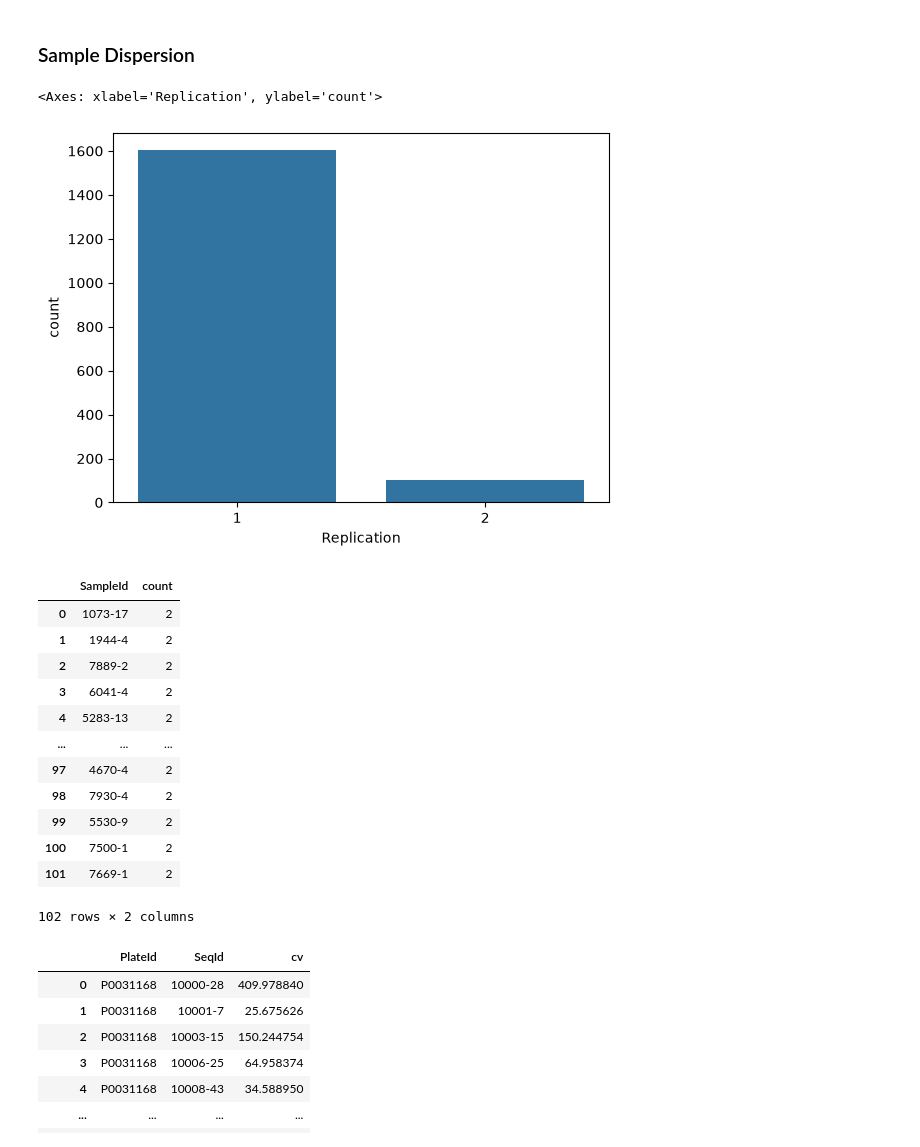
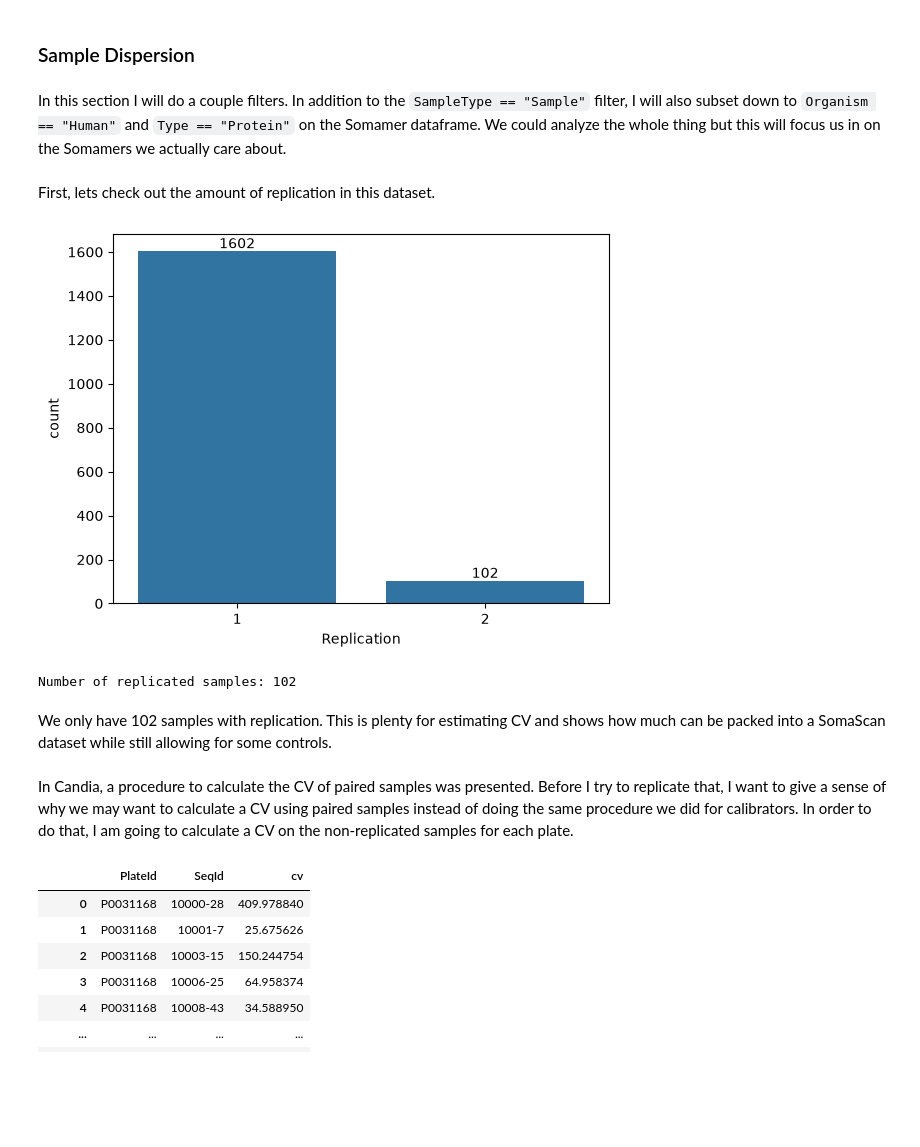
Before and after one commit to AnthonyOfSeattle/affinity-proteomics-notebook, a Jupyter notebook: work/2026_09_09_investigating_candia_dispersion.ipynb, the cells around one changed output. Cells and saved outputs as stored; diff of their text form; code cells hidden in the pictures; blank space fills up the shorter version.

Commit message:
Edit work on sample CVs

```diff
--- a/work/2026_09_09_investigating_candia_dispersion.ipynb
+++ b/work/2026_09_09_investigating_candia_dispersion.ipynb
@@ -198,47 +199,50 @@ calibrator_cv_across_plates[calibrator_cv_across_plates.cv < 100].cv.median()
 The CV here also falls below 3. Next, I will see how this matches up to CV estimates from the patient samples themselves.
 # %% [markdown]
 ### Sample Dispersion
+# %% [markdown]
+In this section I will do a couple filters. In addition to the `SampleType == "Sample"` filter, I will also subset down to `Organism == "Human"` and `Type == "Protein"` on the Somamer dataframe. We could analyze the whole thing but this will focus us in on the Somamers we actually care about.
 # %%
 sample_measurements = (
     samples.loc[samples.SampleType == "Sample", ["PlateId", "PlatePosition"]]
            .merge(measurements)
            .merge(somamer.loc[np.logical_and(somamer.Organism == "Human", somamer.Type == "Protein"), "SeqId"])
 )
+# %% [markdown]
+First, lets check out the amount of replication in this dataset.
 # %%
-sns.barplot(
+ax = sns.barplot(
     data = (
         samples.loc[samples.SampleType == "Sample", :]
                .SampleId
                .value_counts()
                .rename("Replication")
                .value_counts()
                .to_frame()
     ),
     x = "Replication",
     y = "count"
 )
+
+for p in ax.patches:
+    ax.annotate(
+        int(p.get_height()),
+        xy=(p.get_x() + p.get_width()/2, p.get_height()),
+            xytext=(0, 5),
+            textcoords='offset points', ha="center", va="center")
+
+plt.show()
 # %% [output]
-<Axes: xlabel='Replication', ylabel='count'>
-[figure, old version]
+[figure, new version]
 # %%
 replicated_samples = samples.loc[samples.SampleType == "Sample", :].SampleId.value_counts().to_frame().reset_index()
 replicated_samples = replicated_samples[replicated_samples["count"] > 1]
+print("Number of replicated samples:", replicated_samples.shape[0])
+# %% [output]
+Number of replicated samples: 102
-# %%
-replicated_samples
-# %% [output]
-|  | SampleId | count |
-| 0 | 1073-17 | 2 |
-| 1 | 1944-4 | 2 |
-| 2 | 7889-2 | 2 |
-| 3 | 6041-4 | 2 |
-| 4 | 5283-13 | 2 |
-| ... | ... | ... |
-| 97 | 4670-4 | 2 |
-| 98 | 7930-4 | 2 |
-| 99 | 5530-9 | 2 |
-| 100 | 7500-1 | 2 |
-| 101 | 7669-1 | 2 |
-102 rows × 2 columns
+# %% [markdown]
+We only have 102 samples with replication. This is plenty for estimating CV and shows how much can be packed into a SomaScan dataset while still allowing for some controls.
+# %% [markdown]
+In Candia, a procedure to calculate the CV of paired samples was presented. Before I try to replicate that, I want to give a sense of why we may want to calculate a CV using paired samples instead of doing the same procedure we did for calibrators. In order to do that, I am going to calculate a CV on the non-replicated samples for each plate.
 # %%
 nonreplicated_sample_measurements = sample_measurements.merge(
     replicated_samples.drop("count", axis = 1).merge(samples).loc[:, ["PlateId", "PlatePosition"]],
```
Also changed, not shown: parts of 45 cells of this notebook.
